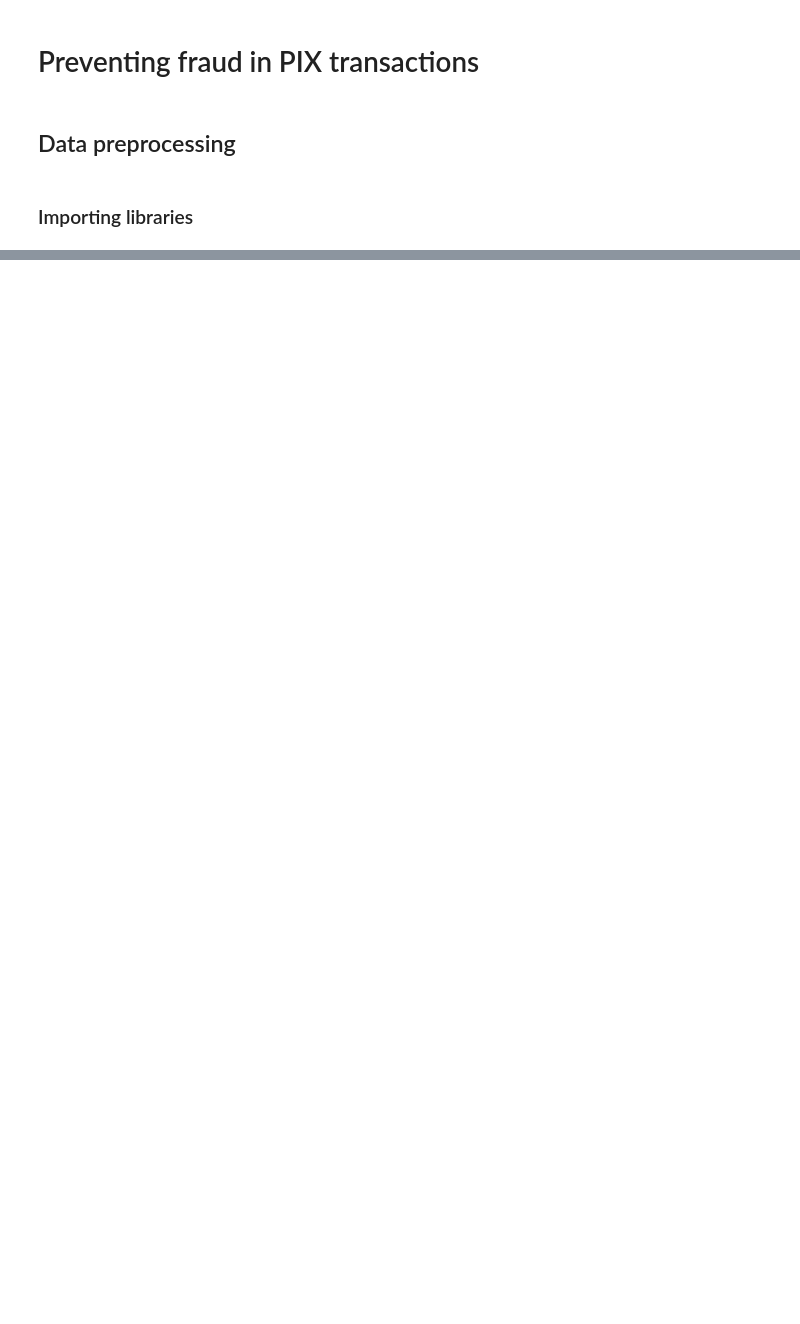
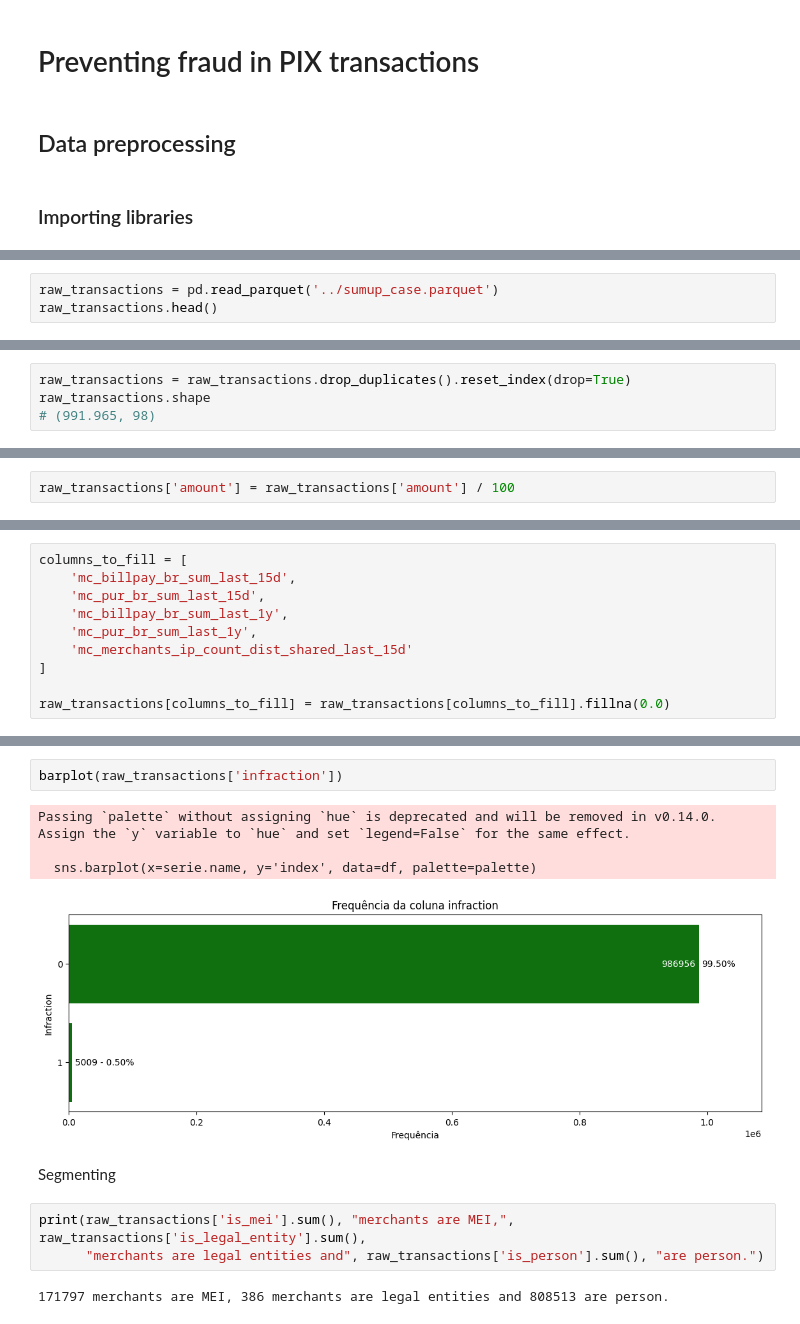
Before and after one commit to el-gabri/DS_home_test, a Jupyter notebook: notebooks/EDA.ipynb, the cells around one changed output, grey strips where cells are left out. Drawn from its saved outputs; the diff is of its cells as text; blank space fills up the shorter version.

```diff
--- a/notebooks/EDA.ipynb
+++ b/notebooks/EDA.ipynb
@@ -18,0 +25,3 @@ ModuleNotFoundError: No module named 'eda_functions'
+# %%
+raw_transactions = pd.read_parquet('../sumup_case.parquet')
+raw_transactions.head()
@@ -18,0 +160,4 @@ ModuleNotFoundError: No module named 'eda_functions'
+# %%
+raw_transactions = raw_transactions.drop_duplicates().reset_index(drop=True)
+raw_transactions.shape
+# (991.965, 98)
@@ -18,0 +170,2 @@ ModuleNotFoundError: No module named 'eda_functions'
+# %%
+raw_transactions['amount'] = raw_transactions['amount'] / 100
@@ -18,0 +174,10 @@ ModuleNotFoundError: No module named 'eda_functions'
+# %%
+columns_to_fill = [
+    'mc_billpay_br_sum_last_15d',
+    'mc_pur_br_sum_last_15d',
+    'mc_billpay_br_sum_last_1y',
+    'mc_pur_br_sum_last_1y',
+    'mc_merchants_ip_count_dist_shared_last_15d'
+]
+
+raw_transactions[columns_to_fill] = raw_transactions[columns_to_fill].fillna(0.0)
@@ -18,0 +233,14 @@ ModuleNotFoundError: No module named 'eda_functions'
+# %%
+barplot(raw_transactions['infraction'])
+# %% [output]
+Passing `palette` without assigning `hue` is deprecated and will be removed in v0.14.0. Assign the `y` variable to `hue` and set `legend=False` for the same effect.
+
+  sns.barplot(x=serie.name, y='index', data=df, palette=palette)
+[figure, added]
+# %% [markdown]
+Segmenting
+# %%
+print(raw_transactions['is_mei'].sum(), "merchants are MEI,", raw_transactions['is_legal_entity'].sum(),
+      "merchants are legal entities and", raw_transactions['is_person'].sum(), "are person.")
+# %% [output]
+171797 merchants are MEI, 386 merchants are legal entities and 808513 are person.
```
Also changed, not shown: parts of 86 cells of this notebook, 7 other files.
